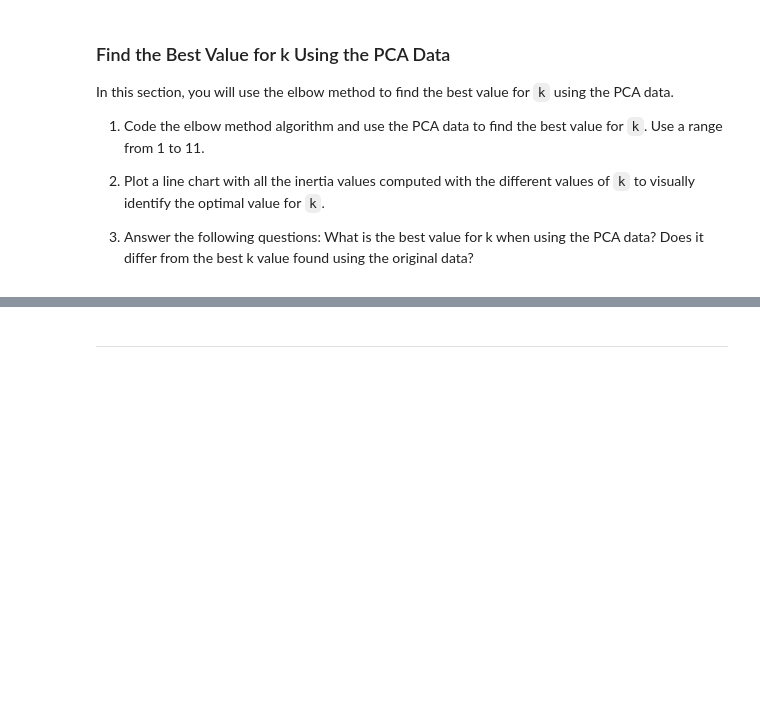
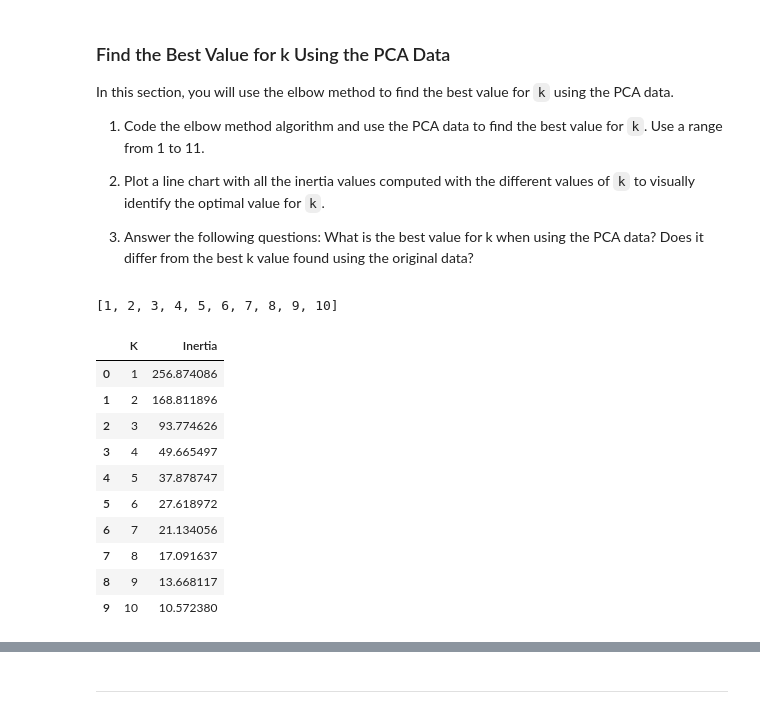
Before and after one commit to brprod8/Unsupervised-Learning, a Jupyter notebook: Unsupervised Learning/crypto_investments.ipynb, the cells around one changed output, grey strips where cells are left out. Drawn from its saved outputs; the diff is of its cells as text; code cells hidden in the pictures; blank space fills up the shorter version.

```diff
--- a/Unsupervised Learning/crypto_investments.ipynb
+++ b/Unsupervised Learning/crypto_investments.ipynb
@@ -385,10 +390,14 @@ In this section, you will use the elbow method to find the best value for `k` us
 # %%
 # Create a list with the number of k-values to try
 # Use a range from 1 to 11
-# YOUR CODE HERE!
+values  = list(range(1,11))
+
+values
+# %% [output]
+[1, 2, 3, 4, 5, 6, 7, 8, 9, 10]
 # %%
 # Create an empy list to store the inertia values
-# YOUR CODE HERE!
+inertia = []
 # %%
 # Create a for loop to compute the inertia with each possible value of k
 # Inside the loop:
@@ -399,9 +413,27 @@ In this section, you will use the elbow method to find the best value for `k` us
 # %%
+
 # Create a dictionary with the data to plot the Elbow curve
-# YOUR CODE HERE!
+elbow_pca ={'K':values,'Inertia':inertia }
+
+
 
 # Create a DataFrame with the data to plot the Elbow curve
-# YOUR CODE HERE!
+
+pca_elbow_df =pd.DataFrame(elbow_pca)
+
+pca_elbow_df
+# %% [output]
+|  | K | Inertia |
+| 0 | 1 | 256.874086 |
+| 1 | 2 | 168.811896 |
+| 2 | 3 | 93.774626 |
+| 3 | 4 | 49.665497 |
+| 4 | 5 | 37.878747 |
+| 5 | 6 | 27.618972 |
+| 6 | 7 | 21.134056 |
+| 7 | 8 | 17.091637 |
+| 8 | 9 | 13.668117 |
+| 9 | 10 | 10.572380 |
 # %%
 # Plot a line chart with all the inertia values computed with
 # the different values of k to visually identify the optimal value for k.
```
Also changed, not shown: parts of 16 cells of this notebook.
